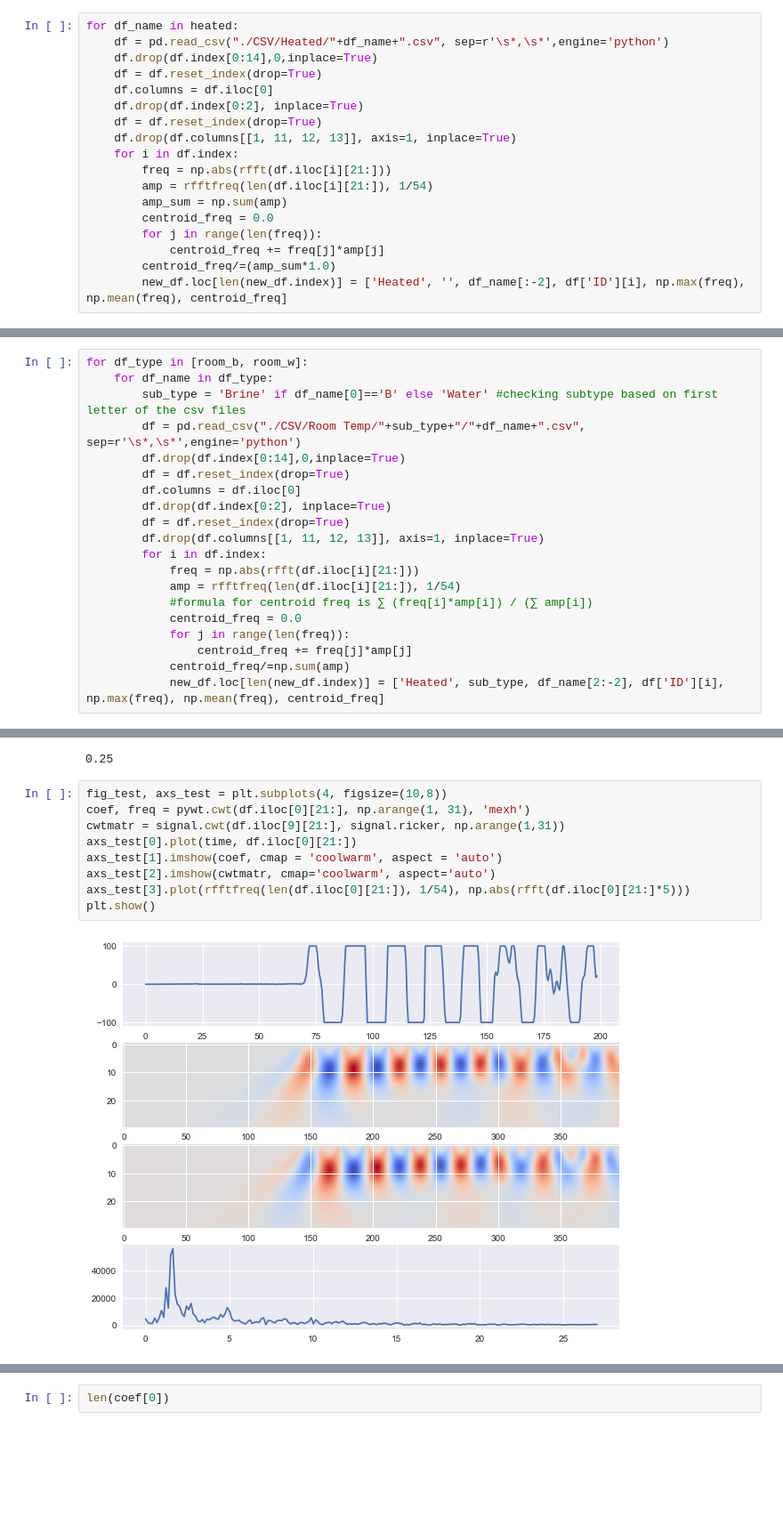
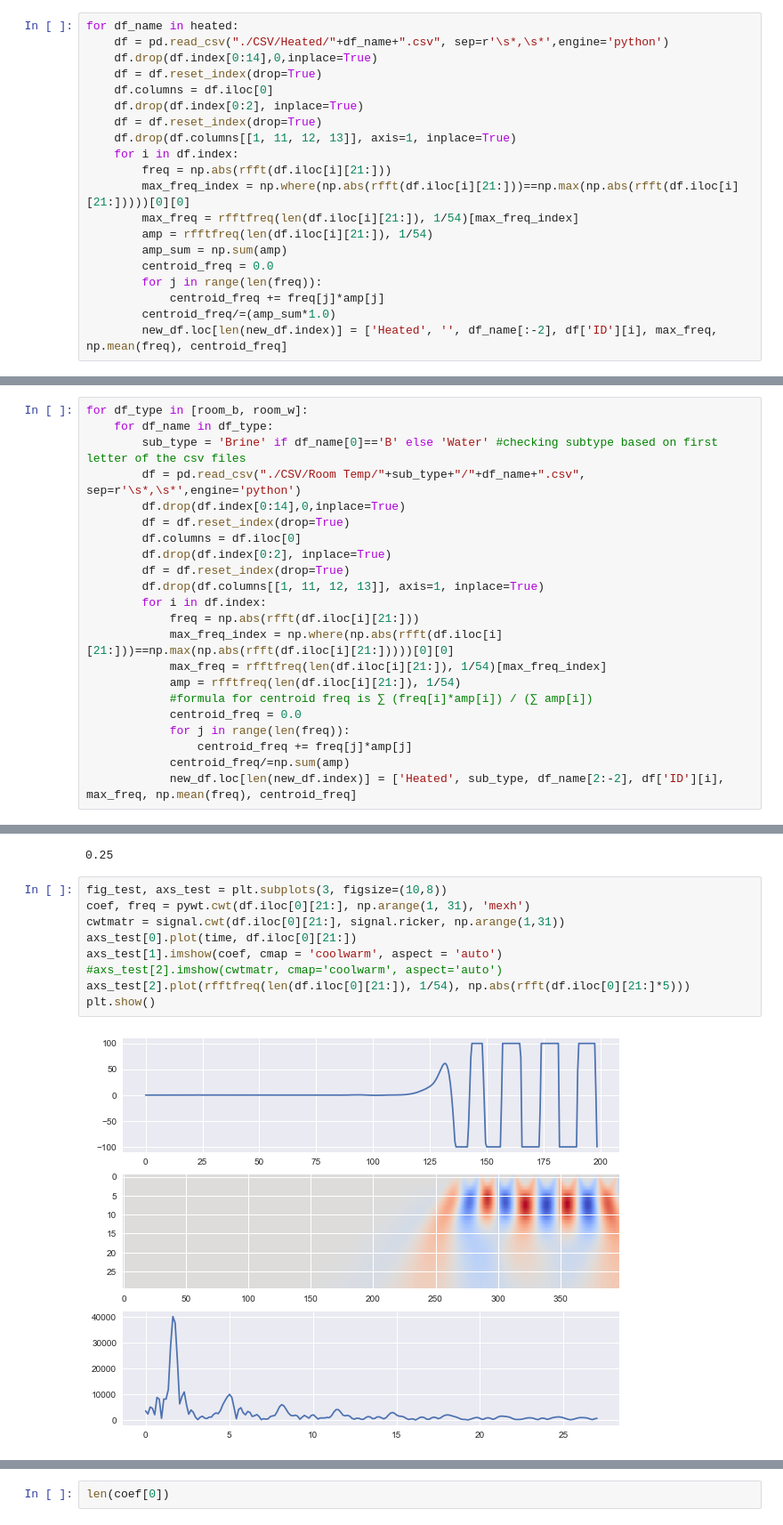
Before and after one commit to rohithandique/civil-major-project, a Jupyter notebook: Major Project.ipynb, the cells around one changed output, grey strips where cells are left out. Shown at 89% size. Saved outputs shown, nothing was run; the diff lists cells and outputs as text; blank space fills up the shorter version.

```diff
--- a/Major Project.ipynb
+++ b/Major Project.ipynb
@@ -85,13 +138,15 @@ for df_name in heated:
     df.drop(df.columns[[1, 11, 12, 13]], axis=1, inplace=True)
     for i in df.index:
         freq = np.abs(rfft(df.iloc[i][21:]))
+        max_freq_index = np.where(np.abs(rfft(df.iloc[i][21:]))==np.max(np.abs(rfft(df.iloc[i][21:]))))[0][0]
+        max_freq = rfftfreq(len(df.iloc[i][21:]), 1/54)[max_freq_index]
         amp = rfftfreq(len(df.iloc[i][21:]), 1/54)
         amp_sum = np.sum(amp)
         centroid_freq = 0.0
         for j in range(len(freq)):
             centroid_freq += freq[j]*amp[j]
         centroid_freq/=(amp_sum*1.0)
-        new_df.loc[len(new_df.index)] = ['Heated', '', df_name[:-2], df['ID'][i], np.max(freq), np.mean(freq), centroid_freq]
+        new_df.loc[len(new_df.index)] = ['Heated', '', df_name[:-2], df['ID'][i], max_freq, np.mean(freq), centroid_freq]
 # %% [markdown]
 ### doing the same as above for room temperature csv files
 # %%
@@ -107,13 +162,15 @@ for df_type in [room_b, room_w]:
         df.drop(df.columns[[1, 11, 12, 13]], axis=1, inplace=True)
         for i in df.index:
             freq = np.abs(rfft(df.iloc[i][21:]))
+            max_freq_index = np.where(np.abs(rfft(df.iloc[i][21:]))==np.max(np.abs(rfft(df.iloc[i][21:]))))[0][0]
+            max_freq = rfftfreq(len(df.iloc[i][21:]), 1/54)[max_freq_index]
             amp = rfftfreq(len(df.iloc[i][21:]), 1/54)
             #formula for centroid freq is ∑ (freq[i]*amp[i]) / (∑ amp[i])
             centroid_freq = 0.0
             for j in range(len(freq)):
                 centroid_freq += freq[j]*amp[j]
             centroid_freq/=np.sum(amp)
-            new_df.loc[len(new_df.index)] = ['Heated', sub_type, df_name[2:-2], df['ID'][i], np.max(freq), np.mean(freq), centroid_freq]
+            new_df.loc[len(new_df.index)] = ['Heated', sub_type, df_name[2:-2], df['ID'][i], max_freq, np.mean(freq), centroid_freq]
 # %% [markdown]
 ### sorting the dataframe wrt the ID of each observation and then exporting it
 # %%
@@ -164,13 +221,13 @@ pywt.central_frequency('mexh')
 # %% [output]
 0.25
 # %%
-fig_test, axs_test = plt.subplots(4, figsize=(10,8))
+fig_test, axs_test = plt.subplots(3, figsize=(10,8))
 coef, freq = pywt.cwt(df.iloc[0][21:], np.arange(1, 31), 'mexh')
-cwtmatr = signal.cwt(df.iloc[9][21:], signal.ricker, np.arange(1,31))
+cwtmatr = signal.cwt(df.iloc[0][21:], signal.ricker, np.arange(1,31))
 axs_test[0].plot(time, df.iloc[0][21:])
 axs_test[1].imshow(coef, cmap = 'coolwarm', aspect = 'auto')
-axs_test[2].imshow(cwtmatr, cmap='coolwarm', aspect='auto')
-axs_test[3].plot(rfftfreq(len(df.iloc[0][21:]), 1/54), np.abs(rfft(df.iloc[0][21:]*5)))
+#axs_test[2].imshow(cwtmatr, cmap='coolwarm', aspect='auto')
+axs_test[2].plot(rfftfreq(len(df.iloc[0][21:]), 1/54), np.abs(rfft(df.iloc[0][21:]*5)))
 plt.show()
 # %% [output]
-[figure, old version]
+[figure, new version]
```
Also changed, not shown: parts of 17 cells of this notebook, 1 other file.
